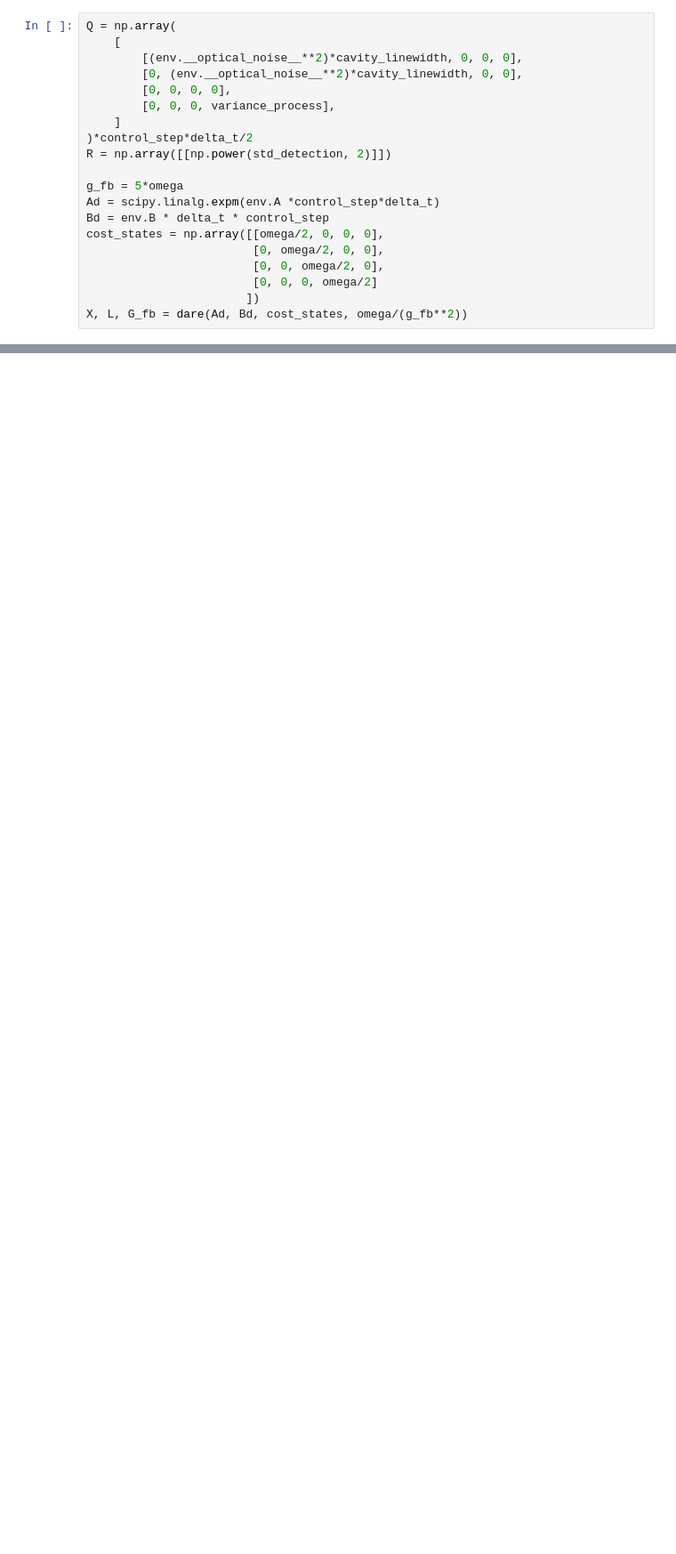
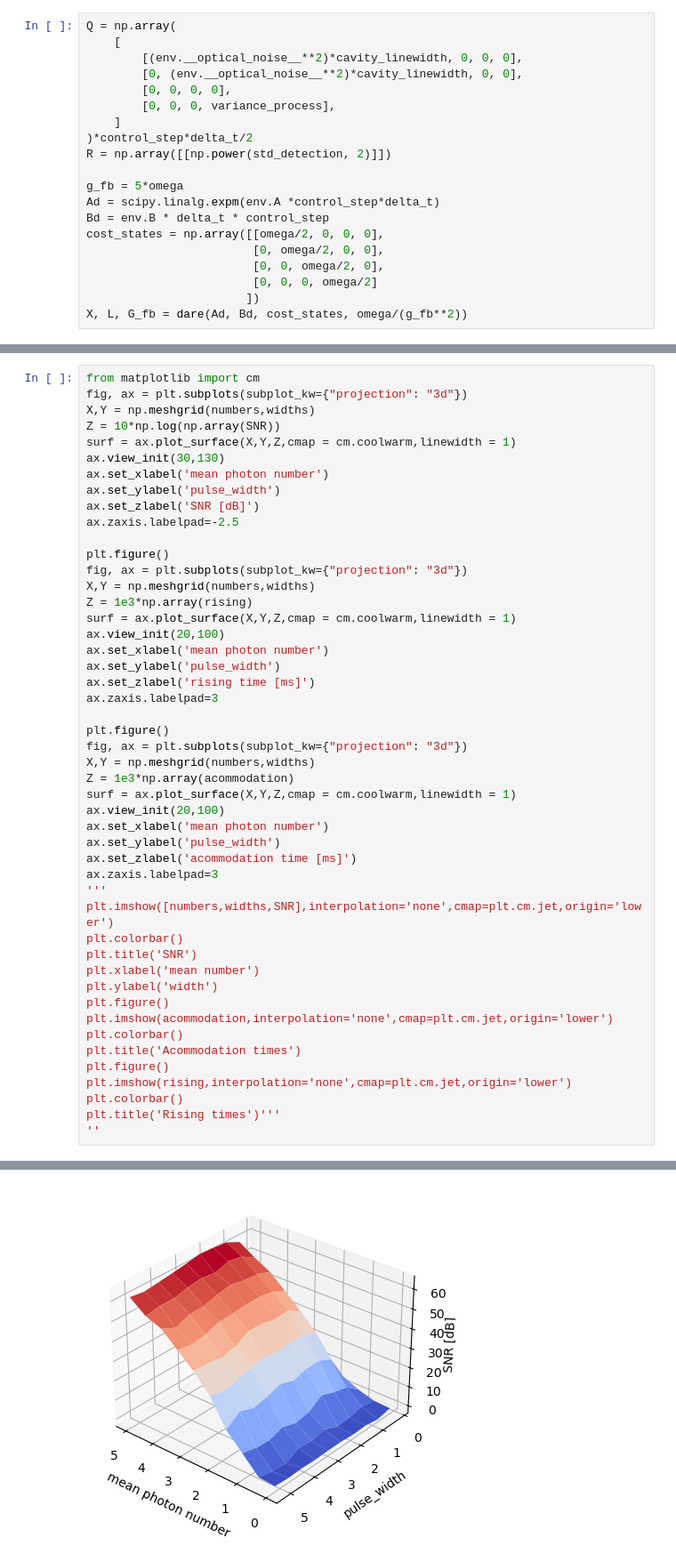
Before and after one commit to QuantumAdventures/single-photons, a Jupyter notebook: notebooks/5. SNR calculation and parameter space scanning.ipynb, the cells around one changed output, grey strips where cells are left out. Shown: that part at 89% size. Drawn from its saved outputs; the diff is of its cells as text; blank space fills up the shorter version.

```diff
--- a/notebooks/5. SNR calculation and parameter space scanning.ipynb
+++ b/notebooks/5. SNR calculation and parameter space scanning.ipynb
@@ -247,0 +265,49 @@ print(ans)
+# %%
+from matplotlib import cm
+fig, ax = plt.subplots(subplot_kw={"projection": "3d"})
+X,Y = np.meshgrid(numbers,widths)
+Z = 10*np.log(np.array(SNR))
+surf = ax.plot_surface(X,Y,Z,cmap = cm.coolwarm,linewidth = 1)
+ax.view_init(30,130)
+ax.set_xlabel('mean photon number')
+ax.set_ylabel('pulse_width')
+ax.set_zlabel('SNR [dB]')
+ax.zaxis.labelpad=-2.5
+
+plt.figure()
+fig, ax = plt.subplots(subplot_kw={"projection": "3d"})
+X,Y = np.meshgrid(numbers,widths)
+Z = 1e3*np.array(rising)
+surf = ax.plot_surface(X,Y,Z,cmap = cm.coolwarm,linewidth = 1)
+ax.view_init(20,100)
+ax.set_xlabel('mean photon number')
+ax.set_ylabel('pulse_width')
+ax.set_zlabel('rising time [ms]')
+ax.zaxis.labelpad=3
+
+plt.figure()
+fig, ax = plt.subplots(subplot_kw={"projection": "3d"})
+X,Y = np.meshgrid(numbers,widths)
+Z = 1e3*np.array(acommodation)
+surf = ax.plot_surface(X,Y,Z,cmap = cm.coolwarm,linewidth = 1)
+ax.view_init(20,100)
+ax.set_xlabel('mean photon number')
+ax.set_ylabel('pulse_width')
+ax.set_zlabel('acommodation time [ms]')
+ax.zaxis.labelpad=3
+'''
+plt.imshow([numbers,widths,SNR],interpolation='none',cmap=plt.cm.jet,origin='lower')
+plt.colorbar()
+plt.title('SNR')
+plt.xlabel('mean number')
+plt.ylabel('width')
+plt.figure()
+plt.imshow(acommodation,interpolation='none',cmap=plt.cm.jet,origin='lower')
+plt.colorbar()
+plt.title('Acommodation times')
+plt.figure()
+plt.imshow(rising,interpolation='none',cmap=plt.cm.jet,origin='lower')
+plt.colorbar()
+plt.title('Rising times')'''
+''
+# %% [output]
@@ -247,0 +315 @@ print(ans)
+[figure, added]
```
Also changed, not shown: parts of 6 cells of this notebook.
